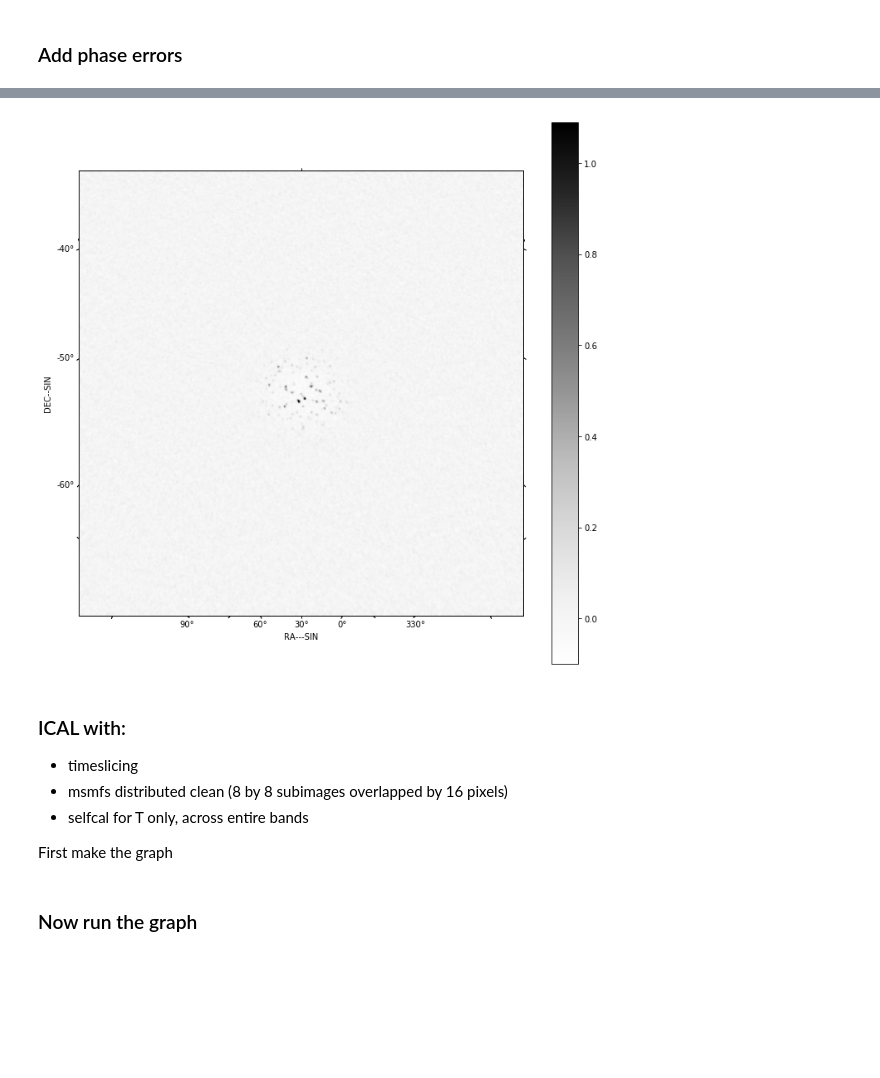
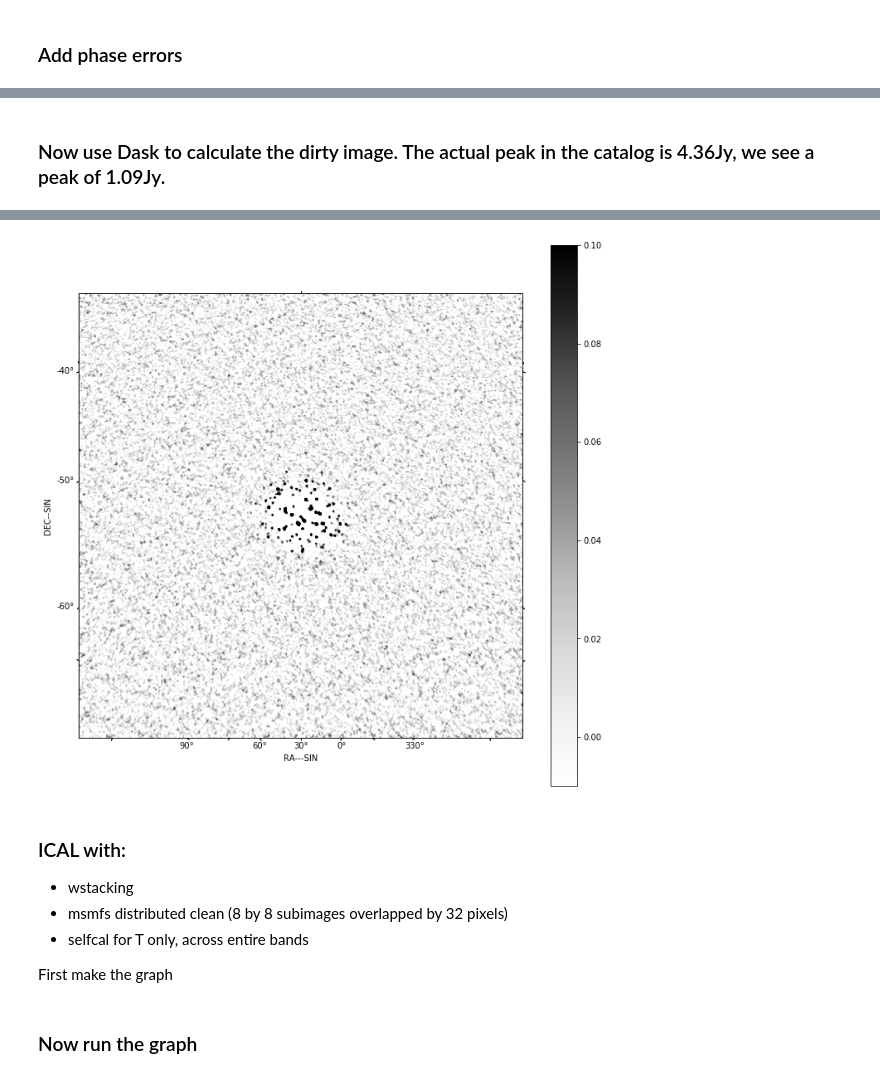
Before and after one commit to SKA-ScienceDataProcessor/algorithm-reference-library, a Jupyter notebook: workflows/notebooks/arl_demo.ipynb, the cells around one changed output, grey strips where cells are left out. Saved outputs shown, nothing was run; the diff lists cells and outputs as text; code cells hidden in the pictures; blank space fills up the shorter version.

```diff
--- a/workflows/notebooks/arl_demo.ipynb
+++ b/workflows/notebooks/arl_demo.ipynb
@@ -222,5 +235,7 @@ arlexecute.compute: Execution using Dask took 3.107 seconds
+# %% [markdown]
+### Now use Dask to calculate the dirty image. The actual peak in the catalog is 4.36Jy, we see a peak of 1.09Jy.
 # %%
-future_corrupted_vislist = arlexecute.compute(corrupted_vislist)
+future_corrupted_vislist = arlexecute.scatter(corrupted_vislist)
 dirty_list = invert_list_arlexecute_workflow(future_corrupted_vislist,
                                              future_model_list,
                                              context=context,
@@ -229,7 +244,7 @@ dirty_list = invert_list_arlexecute_workflow(future_corrupted_vislist,
 
 dirty_list = arlexecute.compute(dirty_list, sync=True)
 dirty = dirty_list[0][0]
-show_image(dirty, cm='Greys')
+show_image(dirty, cm='Greys', vmax=0.1, vmin=-0.01)
 print(qa_image(dirty))
 plt.show()
 export_image_to_fits(dirty, '%s/arl_demo_ical_%s_dirty.fits'
@@ -240,19 +254,19 @@ arlexecute.compute: Execution using Dask took 46.644 seconds
 Quality assessment:
         Origin: qa_image
         Context:
         Data:
                 shape: '(1, 1, 1200, 1200)'
                 max: '1.0891313463783305'
                 min: '-0.10039169796379845'
                 rms: '0.021579175438200645'
                 sum: '38.19328270358035'
                 medianabs: '0.012363292137509465'
                 median: '-0.0006181632448367476'
-[figure, old version]
+[figure, new version]
 # %% [markdown]
 ### ICAL with:
-- timeslicing
-- msmfs distributed clean (8 by 8 subimages overlapped by 16 pixels)
+- wstacking
+- msmfs distributed clean (8 by 8 subimages overlapped by 32 pixels)
 - selfcal for T only, across entire bands
 
 First make the graph
```
Also changed, not shown: parts of 13 cells of this notebook, 4 other files.
